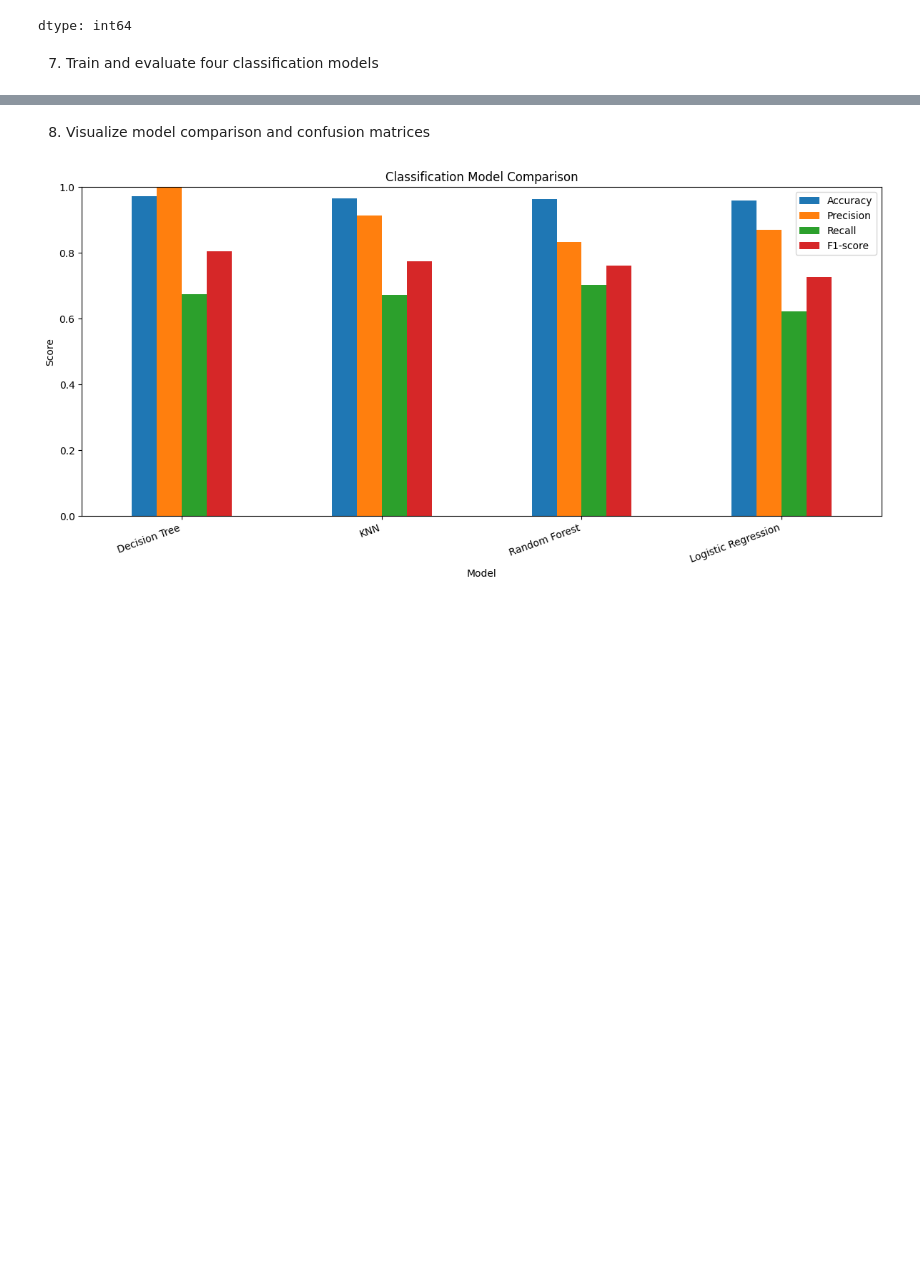
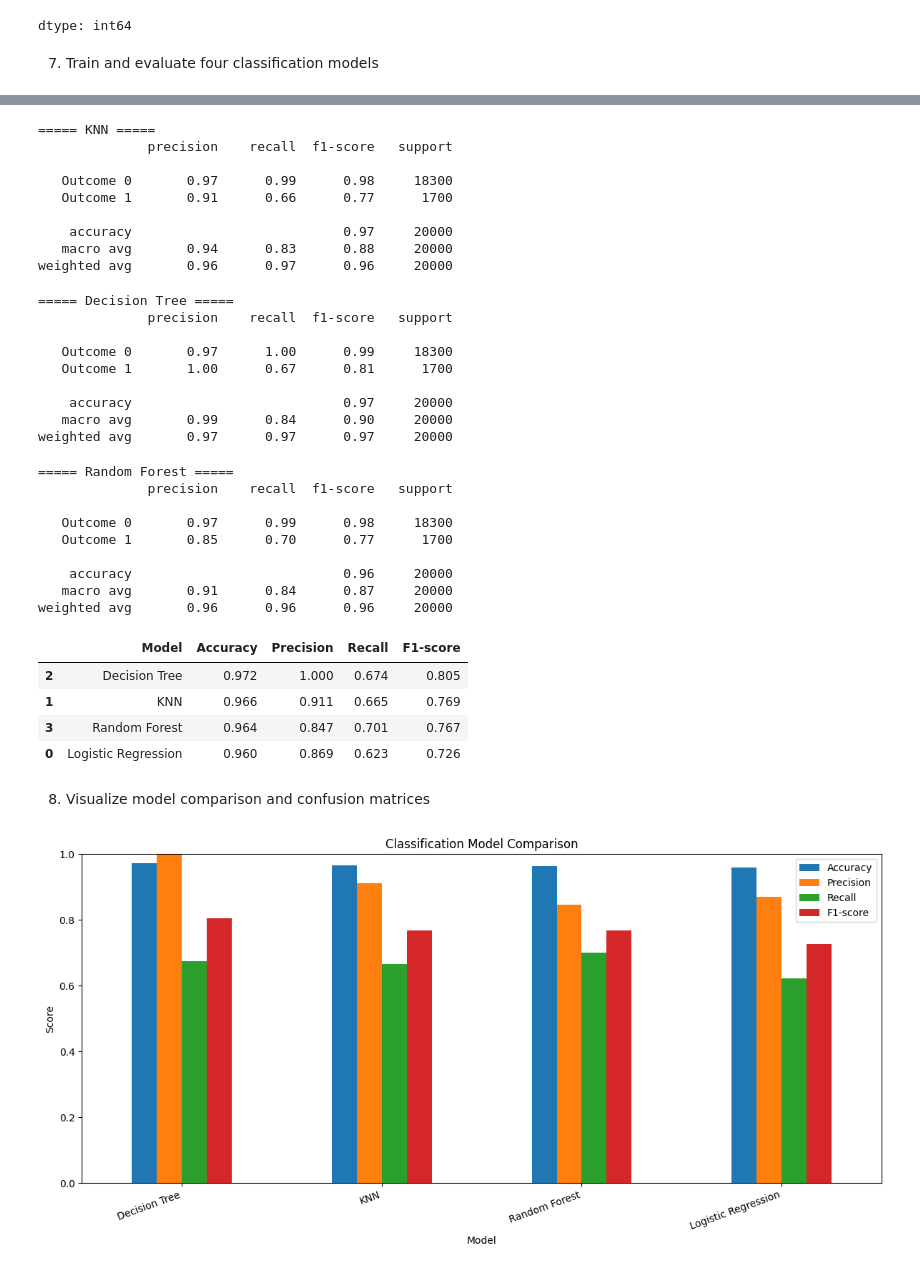
Before and after one commit to navyad-a/navya-a, a Jupyter notebook: BAI702_Diabetes_Prediction.ipynb, the cells around one changed output, grey strips where cells are left out. Cells and saved outputs as stored; diff of their text form; code cells hidden in the pictures; blank space fills up the shorter version.

```diff
--- a/BAI702_Diabetes_Prediction.ipynb
+++ b/BAI702_Diabetes_Prediction.ipynb
@@ -346,0 +216,48 @@ weighted avg       0.96      0.96      0.96     20000
+# %%
+from sklearn.pipeline import Pipeline
+from sklearn.impute import SimpleImputer
+from sklearn.preprocessing import StandardScaler
+from sklearn.linear_model import LogisticRegression
+from sklearn.neighbors import KNeighborsClassifier
+from sklearn.tree import DecisionTreeClassifier
+from sklearn.ensemble import RandomForestClassifier
+from sklearn.metrics import accuracy_score, precision_score, recall_score, f1_score, classification_report
+
+models = {
+    "Logistic Regression": Pipeline([
+        ("imputer", SimpleImputer(strategy="median")),
+        ("scaler", StandardScaler()),
+        ("model", LogisticRegression(max_iter=2000, random_state=42))
+    ]),
+    "KNN": Pipeline([
+        ("imputer", SimpleImputer(strategy="median")),
+        ("scaler", StandardScaler()),
+        ("model", KNeighborsClassifier(n_neighbors=5))
+    ]),
+    "Decision Tree": Pipeline([
+        ("imputer", SimpleImputer(strategy="median")),
+        ("model", DecisionTreeClassifier(max_depth=5, random_state=42))
+    ]),
+    "Random Forest": Pipeline([
+        ("imputer", SimpleImputer(strategy="median")),
+        ("model", RandomForestClassifier(n_estimators=200, random_state=42, class_weight="balanced"))
+    ])
+}
+
+results = []
+for name, model in models.items():
+    model.fit(X_train, y_train)
+    predictions = model.predict(X_test)
+    results.append({
+        "Model": name,
+        "Accuracy": accuracy_score(y_test, predictions),
+        "Precision": precision_score(y_test, predictions, zero_division=0),
+        "Recall": recall_score(y_test, predictions, zero_division=0),
+        "F1-score": f1_score(y_test, predictions, zero_division=0)
+    })
+    print(f"\n===== {name} =====")
+    print(classification_report(y_test, predictions, target_names=["Outcome 0", "Outcome 1"], zero_division=0))
+
+results_df = pd.DataFrame(results).sort_values("F1-score", ascending=False)
+display(results_df.round(3))
+# %% [output]
@@ -347,3 +273,35 @@ weighted avg       0.96      0.96      0.96     20000
+===== KNN =====
+              precision    recall  f1-score   support
+
+   Outcome 0       0.97      0.99      0.98     18300
+   Outcome 1       0.91      0.66      0.77      1700
+
+    accuracy                           0.97     20000
+   macro avg       0.94      0.83      0.88     20000
+weighted avg       0.96      0.97      0.96     20000
+===== Decision Tree =====
+              precision    recall  f1-score   support
+
+   Outcome 0       0.97      1.00      0.99     18300
+   Outcome 1       1.00      0.67      0.81      1700
+
+    accuracy                           0.97     20000
+   macro avg       0.99      0.84      0.90     20000
+weighted avg       0.97      0.97      0.97     20000
+===== Random Forest =====
+              precision    recall  f1-score   support
+
+   Outcome 0       0.97      0.99      0.98     18300
+   Outcome 1       0.85      0.70      0.77      1700
+
+    accuracy                           0.96     20000
+   macro avg       0.91      0.84      0.87     20000
+weighted avg       0.96      0.96      0.96     20000
+|  | Model | Accuracy | Precision | Recall | F1-score |
+| 2 | Decision Tree | 0.972 | 1.000 | 0.674 | 0.805 |
+| 1 | KNN | 0.966 | 0.911 | 0.665 | 0.769 |
+| 3 | Random Forest | 0.964 | 0.847 | 0.701 | 0.767 |
+| 0 | Logistic Regression | 0.960 | 0.869 | 0.623 | 0.726 |
 # %% [markdown]
 8. Visualize model comparison and confusion matrices
 # %%
```
Also changed, not shown: parts of 9 cells of this notebook.
